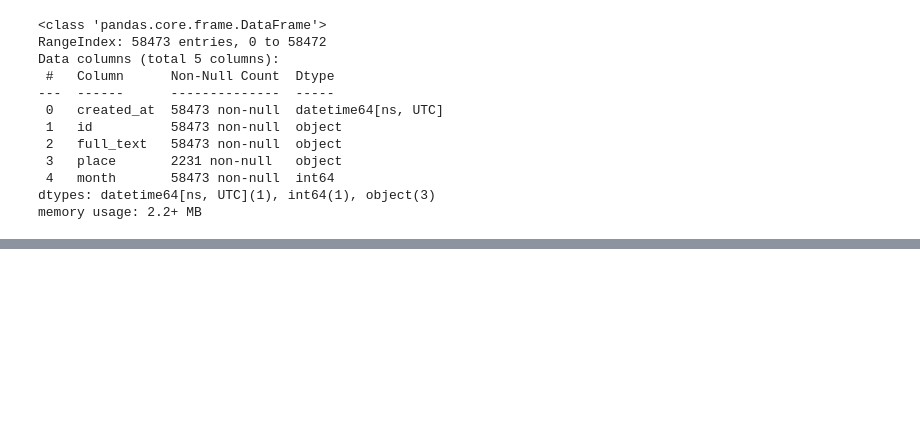
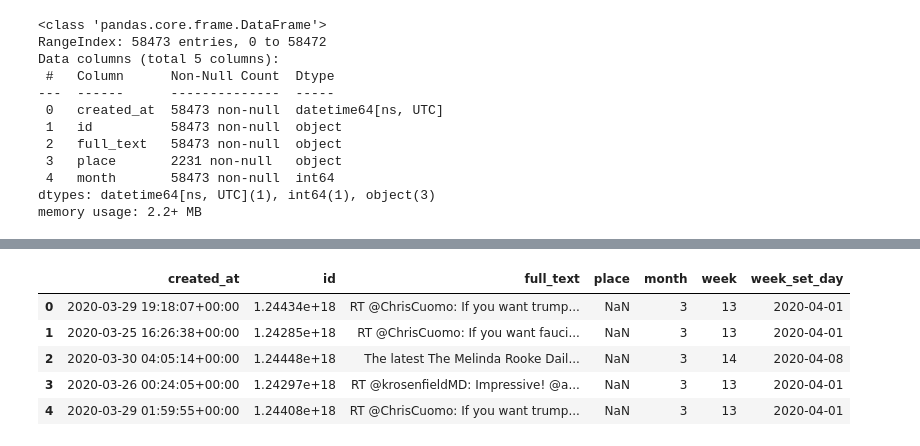
Before and after one commit to cravenre/Twitter_sentiment_in_pandemic, a Jupyter notebook: entity_grouping.ipynb, the cells around one changed output, grey strips where cells are left out. Saved outputs shown, nothing was run; the diff lists cells and outputs as text; code cells hidden in the pictures; blank space fills up the shorter version.

```diff
--- a/entity_grouping.ipynb
+++ b/entity_grouping.ipynb
@@ -327,3 +329,5 @@ Data columns (total 5 columns):
  4   month       58473 non-null  int64
 dtypes: datetime64[ns, UTC](1), int64(1), object(3)
 memory usage: 2.2+ MB
+# %%
+test['week'] = test.created_at.dt.week
@@ -329,0 +343,12 @@ memory usage: 2.2+ MB
+# %%
+test['week_set_day'] = pd.to_datetime('2020', format='%Y') + \
+             pd.to_timedelta(test.week.mul(7).astype(str) + ' days')
+# %%
+test.head()
+# %% [output]
+|  | created_at | id | full_text | place | month | week | week_set_day |
+| 0 | 2020-03-29 19:18:07+00:00 | 1.24434e+18 | RT @ChrisCuomo: If you want trump... | NaN | 3 | 13 | 2020-04-01 |
+| 1 | 2020-03-25 16:26:38+00:00 | 1.24285e+18 | RT @ChrisCuomo: If you want fauci... | NaN | 3 | 13 | 2020-04-01 |
+| 2 | 2020-03-30 04:05:14+00:00 | 1.24448e+18 | The latest The Melinda Rooke Dail... | NaN | 3 | 14 | 2020-04-08 |
+| 3 | 2020-03-26 00:24:05+00:00 | 1.24297e+18 | RT @krosenfieldMD: Impressive! @a... | NaN | 3 | 13 | 2020-04-01 |
+| 4 | 2020-03-29 01:59:55+00:00 | 1.24408e+18 | RT @ChrisCuomo: If you want trump... | NaN | 3 | 13 | 2020-04-01 |
```
Also changed, not shown: parts of 4 cells of this notebook, 5 other files.
